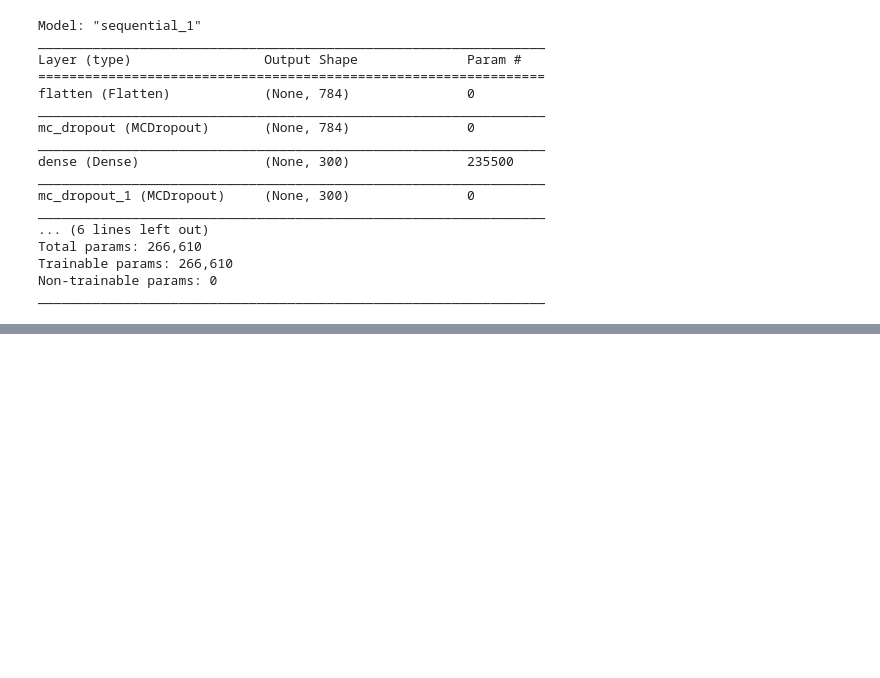
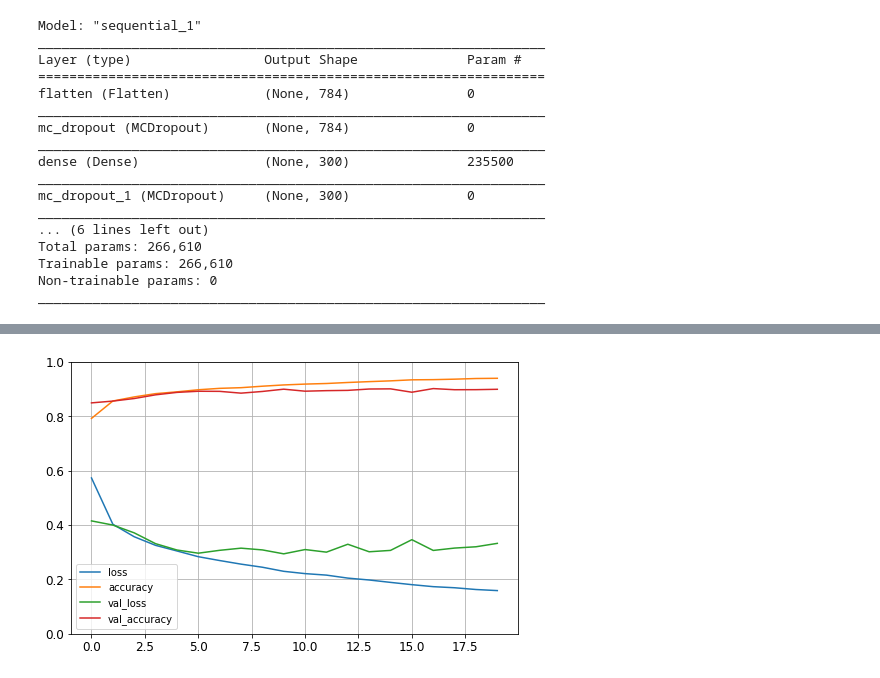
Before and after one commit to tzamalisp/dev_tasks, a Jupyter notebook: NBs/NN01 - Neural Networks Introduction - MNIST Fashion (Classification).ipynb, the cells around one changed output, grey strips where cells are left out. Cells and saved outputs as stored; diff of their text form; code cells hidden in the pictures; blank space fills up the shorter version.

Commit message:
update MCDropout to MNIST Fashion

```diff
--- a/NBs/NN01 - Neural Networks Introduction - MNIST Fashion (Classification).ipynb
+++ b/NBs/NN01 - Neural Networks Introduction - MNIST Fashion (Classification).ipynb
@@ -414,0 +661,19 @@ array([[0.  , 0.  , 0.  , 0.  , 0.  , 0.1 , 0.  , 0.07, 0.  , 0.83]],
+# %%
+model = Sequential()
+model.add(Conv2D(32, (3, 3), kernel_initializer='he_uniform', input_shape=(28, 28, 1)))
+model.add(BatchNormalization())
+model.add(Activation("relu"))
+model.add(MaxPooling2D((2, 2)))
+model.add(Conv2D(64, (3, 3), activation='relu', kernel_initializer='he_uniform'))
+model.add(BatchNormalization())
+model.add(Activation("relu"))
+model.add(Conv2D(64, (3, 3), kernel_initializer='he_uniform'))
+model.add(BatchNormalization())
+model.add(Activation("relu"))
+model.add(MaxPooling2D((2, 2)))
+model.add(Flatten())
+model.add(Dense(100, kernel_initializer='he_uniform'))
+model.add(BatchNormalization())
+model.add(Activation("relu"))
+model.add(MCDropout(0.5))
+model.add(Dense(10, activation='softmax'))
@@ -414,0 +700,8 @@ array([[0.  , 0.  , 0.  , 0.  , 0.  , 0.1 , 0.  , 0.07, 0.  , 0.83]],
+# %%
+model.compile(loss=model_params["loss"],
+              optimizer=model_params["optimizer"],
+              metrics=model_params["metrics"])
+# %%
+X_train_normalized = X_train[..., np.newaxis]
+X_valid_normalized = X_valid[..., np.newaxis]
+X_test_normalized = X_test[..., np.newaxis]
@@ -414,0 +716,3 @@ array([[0.  , 0.  , 0.  , 0.  , 0.  , 0.1 , 0.  , 0.07, 0.  , 0.83]],
+# %%
+history = model.fit(X_train_normalized, y_train, epochs=model_params["n_epochs"],
+                    validation_data=(X_valid_normalized, y_valid))
@@ -414,0 +737,7 @@ array([[0.  , 0.  , 0.  , 0.  , 0.  , 0.1 , 0.  , 0.07, 0.  , 0.83]],
+# %%
+pd.DataFrame(history.history).plot(figsize=(8, 5))
+plt.grid(True)
+plt.gca().set_ylim(0, 1)
+plt.show()
+# %% [output]
+[figure, added]
```
Also changed, not shown: parts of 155 cells of this notebook, 1 other file.
